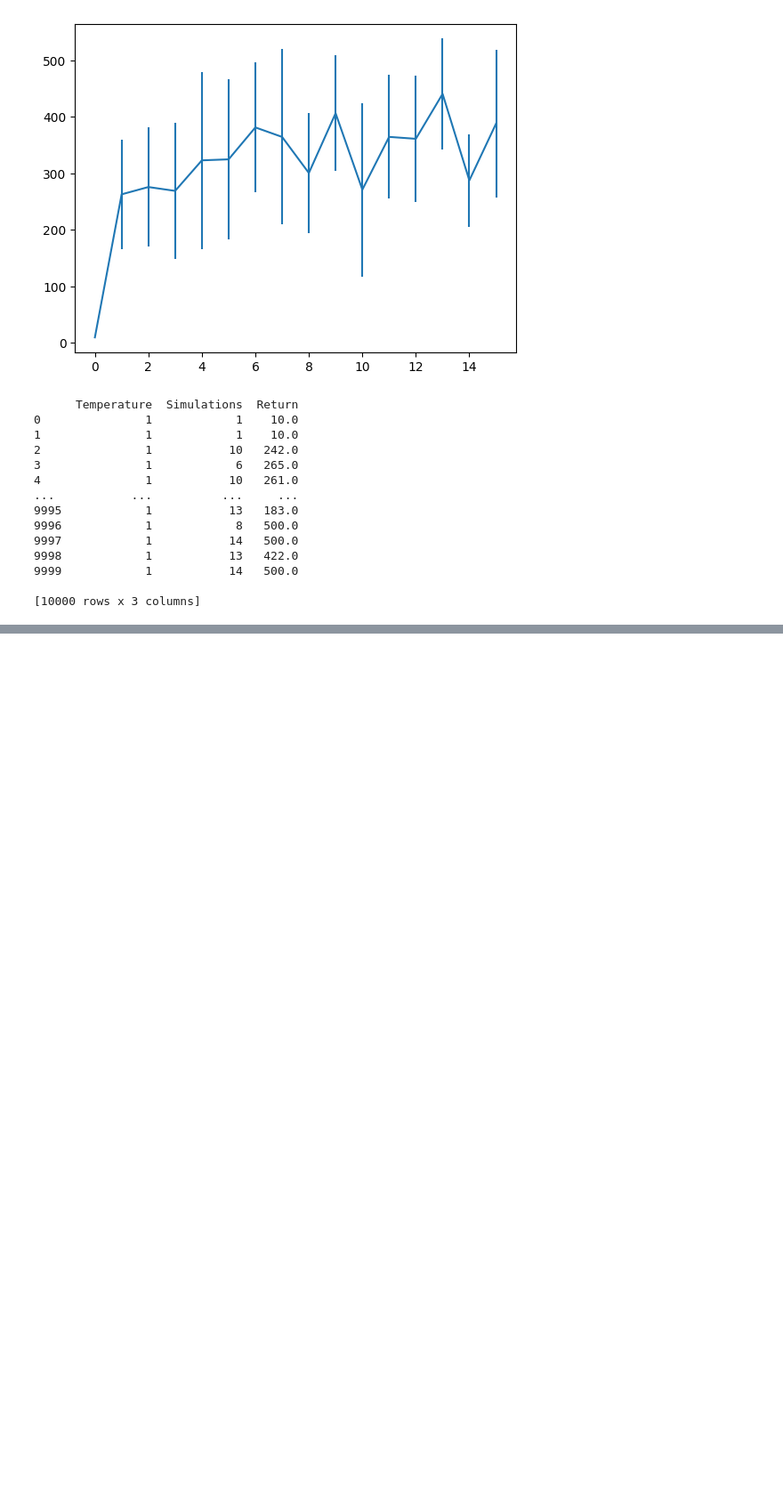
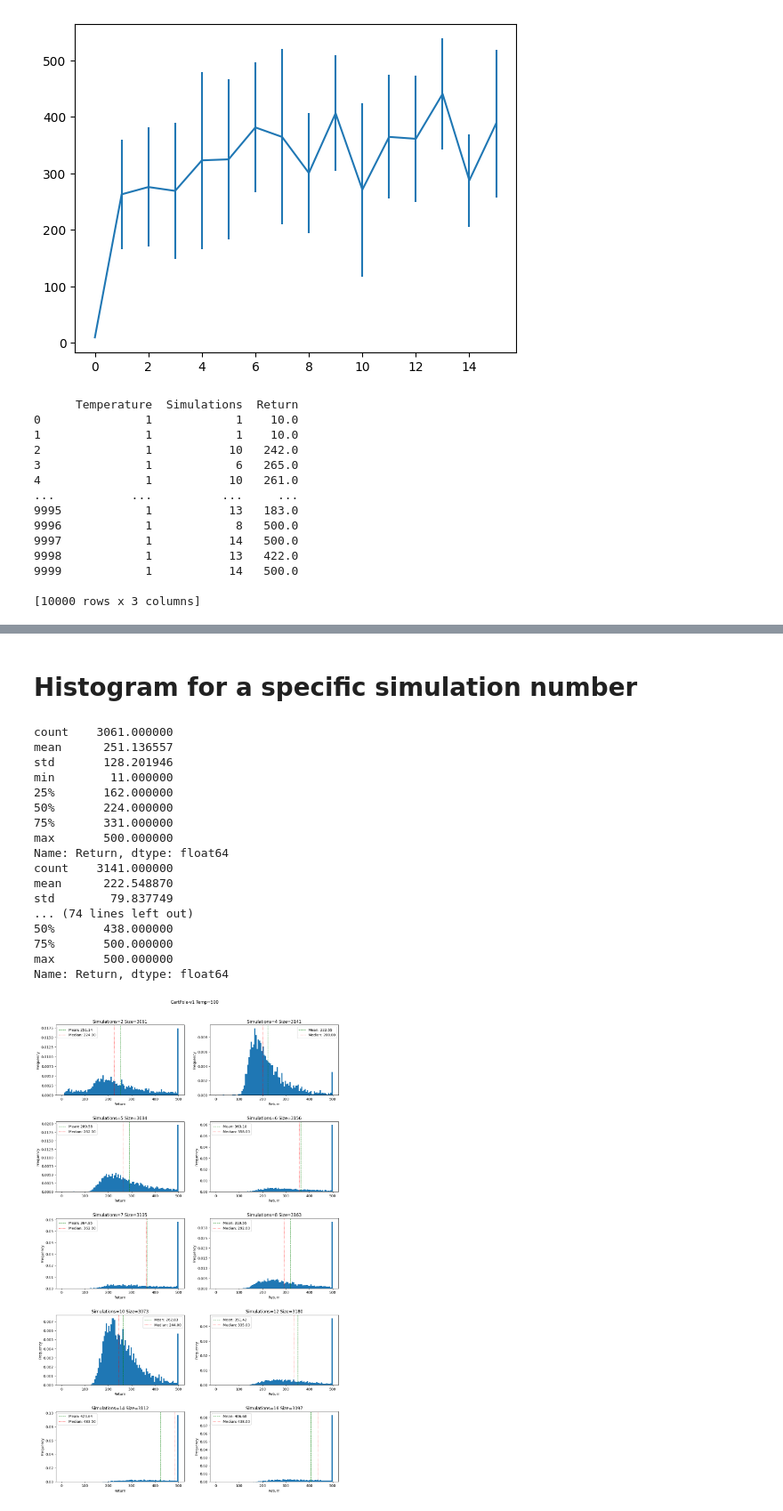
Before and after one commit to keremoner/MCTS-Time-Management, a Jupyter notebook: scripts/RunExperiments.ipynb, the cells around one changed output, grey strips where cells are left out. Shown at 89% size. Cells and saved outputs as stored; diff of their text form; code cells hidden in the pictures; blank space fills up the shorter version.

```diff
--- a/scripts/RunExperiments.ipynb
+++ b/scripts/RunExperiments.ipynb
@@ -126 +198,56 @@ plt.errorbar(list(range(1, len(group_simulation) + 1)),  mean_returns, yerr=erro
+# %% [markdown]
+# Histogram for a specific simulation number
+# %%
+directory = "../datasets/10k/"
+dataset_names = os.listdir(directory)
+dataset = pd.DataFrame()
+
+for dataset_name in dataset_names:
+    dataset = dataset.append(pd.read_csv(directory + dataset_name), ignore_index=True)
+
+group_simulation = dataset.groupby("Simulations")
+mean_returns = group_simulation["Return"].mean()
+std_returns = group_simulation["Return"].std()
+# %%
+sims = [2, 4, 5, 6, 7, 8, 10, 12, 14, 16]
+bins = 100
+fig, axes = plt.subplots(len(sims) // 2 + len(sims) % 2, 2)
+fig.suptitle('CartPole-v1 Temp=500')
+fig.set_size_inches(12, 4 * (len(sims) // 2))
+fig.tight_layout()
+fig.subplots_adjust(wspace=0.2,
+                    hspace=0.38,
+                    top=0.93)
+
+for i in range(len(sims)):
+    print(group_simulation["Return"].get_group(sims[i]).describe())
+    current_ax = axes[i // 2][i % 2]
+    return_group = group_simulation["Return"].get_group(sims[i])
+    current_ax.hist(return_group, bins=bins, density=True, range=[0, 500])
+    current_ax.axvline(return_group.mean(), color="green", linestyle='dashed', linewidth=1, label = "Mean: %.2f" % return_group.mean())
+    current_ax.axvline(return_group.median(), color="red", linestyle='dotted', linewidth=1, label = "Median: %.2f" % return_group.median())
+
+    current_ax.set_title("Simulations=%d Size=%d" % (sims[i], len(return_group)))
+    current_ax.xaxis.set_label_text("Return")
+    current_ax.yaxis.set_label_text("Frequency")
+    current_ax.legend()
+# %% [output]
+count    3061.000000
+mean      251.136557
+std       128.201946
+min        11.000000
+25%       162.000000
+50%       224.000000
+75%       331.000000
+max       500.000000
+Name: Return, dtype: float64
+count    3141.000000
+mean      222.548870
+std        79.837749
+... (74 lines left out)
+50%       438.000000
+75%       500.000000
+max       500.000000
+Name: Return, dtype: float64
+[figure, added]
 # %%
```
Also changed, not shown: parts of 5 cells of this notebook, 43 other files.
